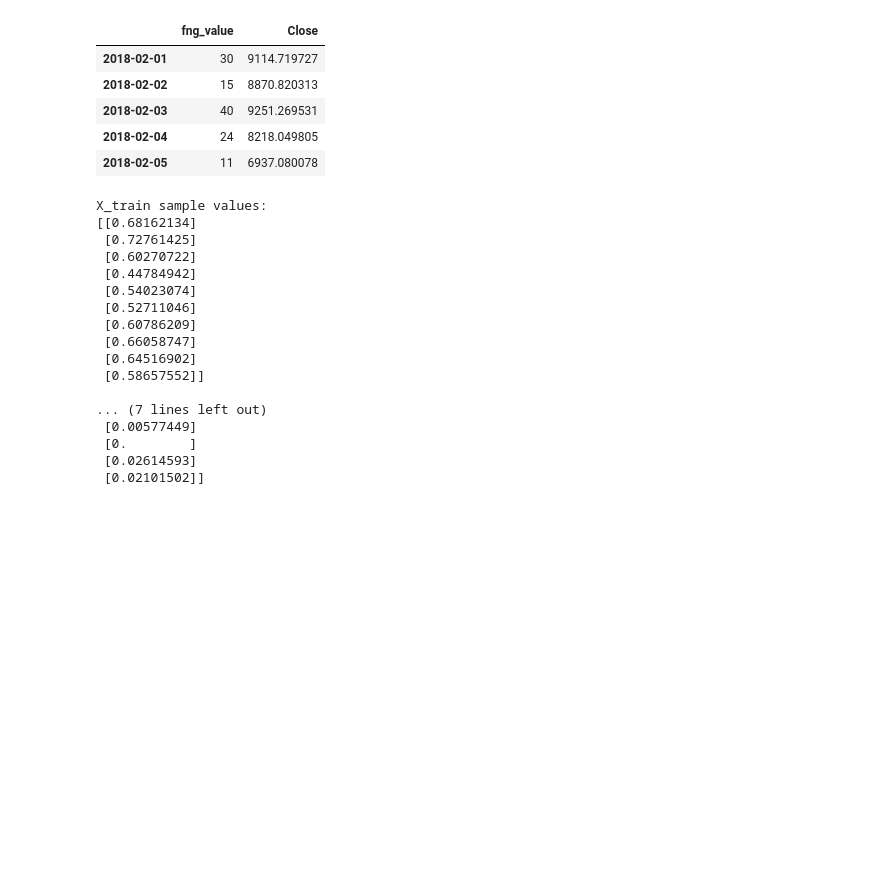
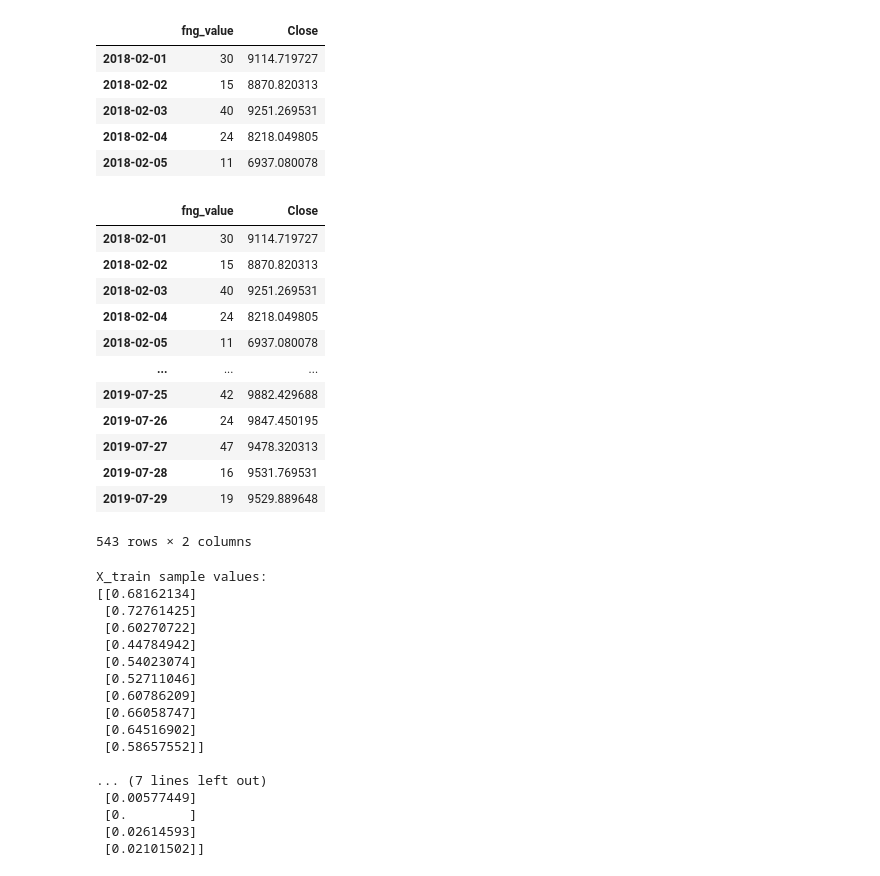
Before and after one commit to majikthise911/Fear_And_Greed_LSTM_Crypto, a Jupyter notebook: Code/lstm_stock_predictor_closing.ipynb, the cells around one changed output. Cells and saved outputs as stored; diff of their text form; code cells hidden in the pictures; blank space fills up the shorter version.

```diff
--- a/Code/lstm_stock_predictor_closing.ipynb
+++ b/Code/lstm_stock_predictor_closing.ipynb
@@ -99,3 +103,19 @@ def window_data(df, window, feature_col_number, target_col_number): # window_dat
+# %%
+df
+# %% [output]
+|  | fng_value | Close |
+| 2018-02-01 | 30 | 9114.719727 |
+| 2018-02-02 | 15 | 8870.820313 |
+| 2018-02-03 | 40 | 9251.269531 |
+| 2018-02-04 | 24 | 8218.049805 |
+| 2018-02-05 | 11 | 6937.080078 |
+| ... | ... | ... |
+| 2019-07-25 | 42 | 9882.429688 |
+| 2019-07-26 | 24 | 9847.450195 |
+| 2019-07-27 | 47 | 9478.320313 |
+| 2019-07-28 | 16 | 9531.769531 |
+| 2019-07-29 | 19 | 9529.889648 |
+543 rows × 2 columns
 # %%
 # Predict Closing Prices using a 10 day window of previous closing prices
 # Then, experiment with window sizes anywhere from 1 to 10 and see how the model performance changes
```
Also changed, not shown: parts of 7 cells of this notebook.
